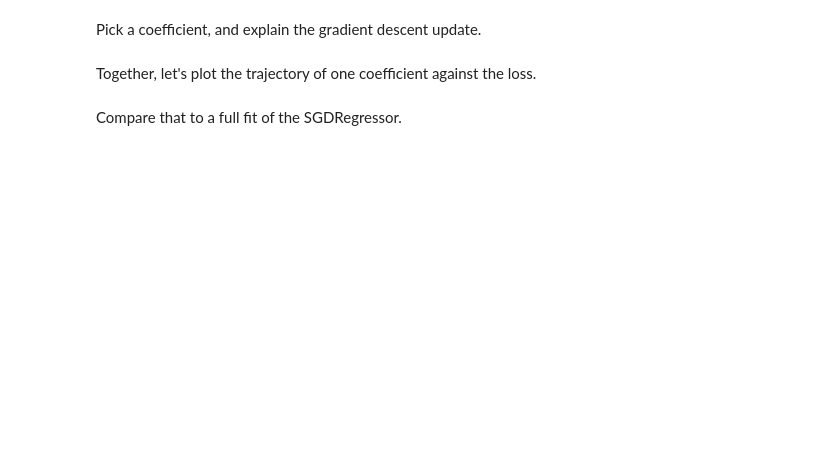
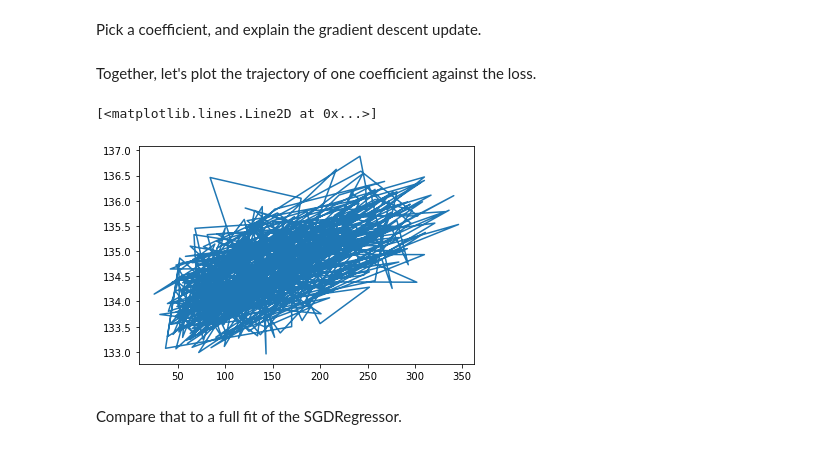
Before and after one commit to ekvu/phase_3_review_061621, a Jupyter notebook: index.ipynb, the cells around one changed output. Drawn from its saved outputs; the diff is of its cells as text; code cells hidden in the pictures; blank space fills up the shorter version.

```diff
--- a/index.ipynb
+++ b/index.ipynb
@@ -42,3 +56,5 @@ X.head()
 from sklearn.linear_model import SGDRegressor
 # %%
 # Instantiate a SGDRegressor object and run partial fit on X and y. For now, pass the argument `penalty=None`
+sdgr = SGDRegressor(penalty=None)
+sdgr.partial_fit(X, y)
@@ -50,2 +76,3 @@ from sklearn.linear_model import SGDRegressor
 # %%
 # Repeat the partial fit. Inspect, RMSE, coefficients.
+sdgr.partial_fit(X, y)
@@ -58,3 +94,11 @@ Together, let's plot the trajectory of one coefficient against the loss.
+# %%
+# code
+import matplotlib.pyplot as plt
+fig, ax = plt.subplots()
+ax.plot(y, sdgr.predict(X))
+# %% [output]
+[<matplotlib.lines.Line2D at 0x...>]
+[figure, added]
 # %% [markdown]
 Compare that to a full fit of the SGDRegressor.
 # %%
```
Also changed, not shown: parts of 105 cells of this notebook.
